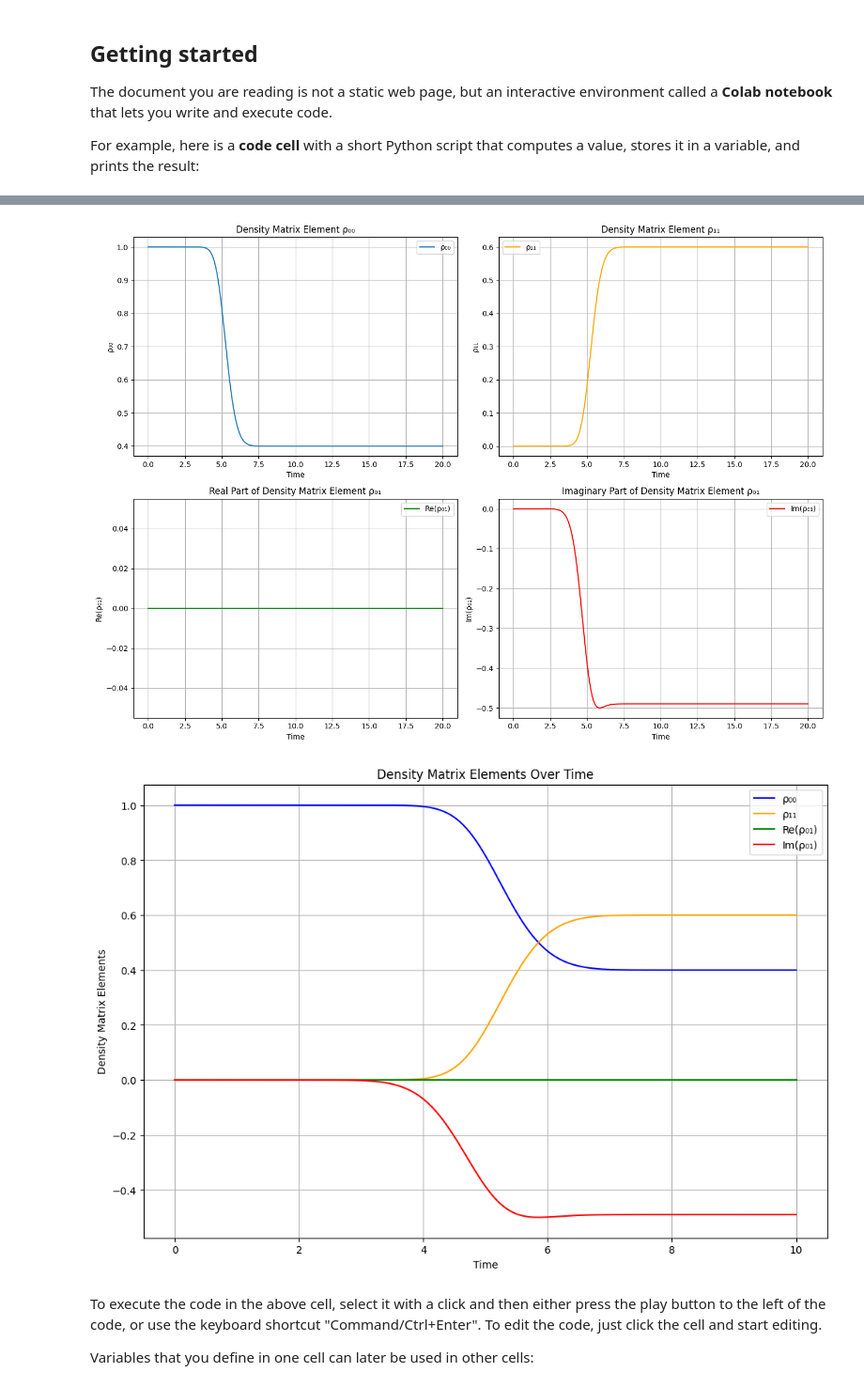
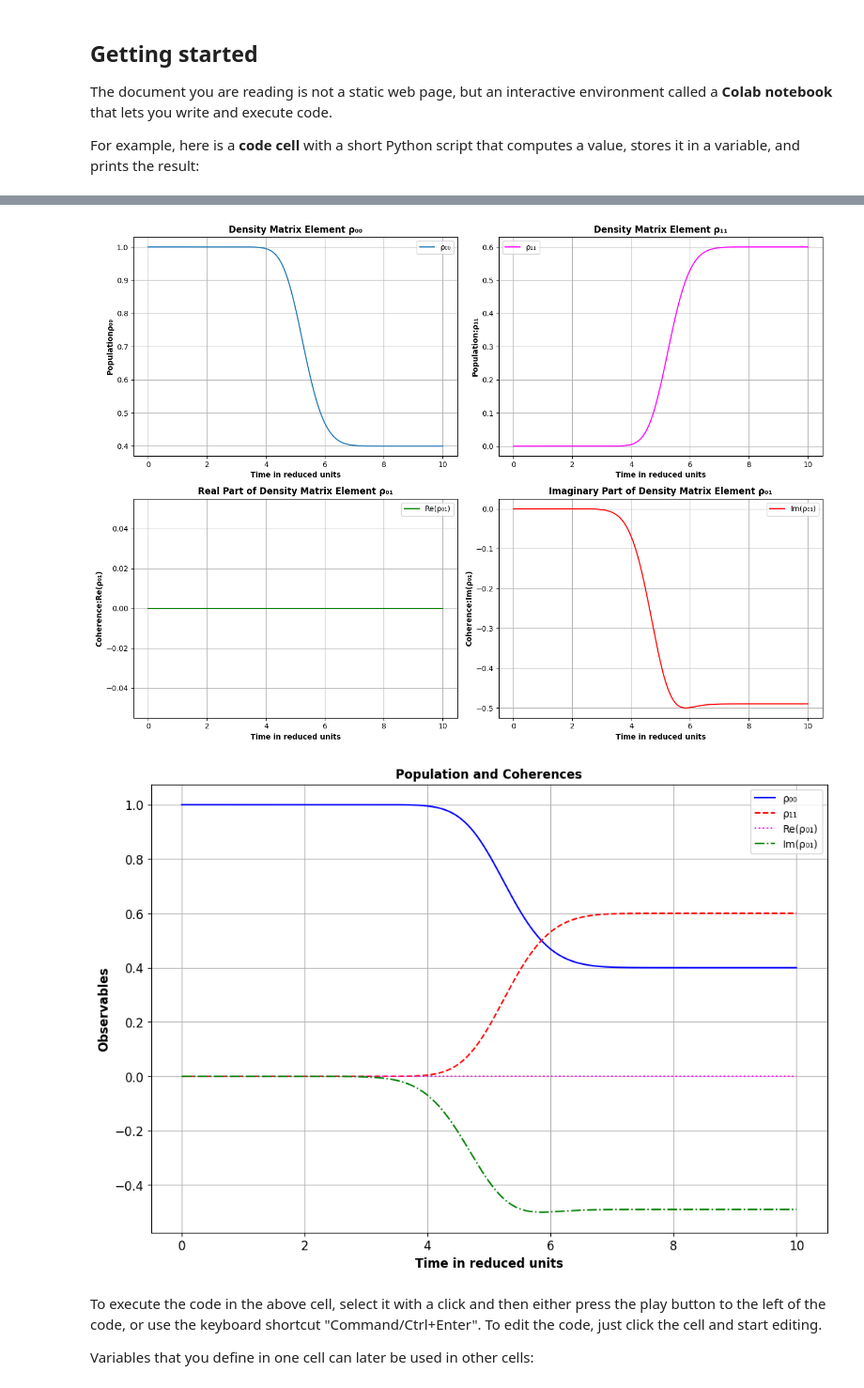
Before and after one commit to Daweet/2015, a Jupyter notebook: Welcome_To_Colab.ipynb, the cells around one changed output, grey strips where cells are left out. Shown at 94% size. Saved outputs shown, nothing was run; the diff lists cells and outputs as text; code cells hidden in the pictures.

```diff
--- a/Welcome_To_Colab.ipynb
+++ b/Welcome_To_Colab.ipynb
@@ -60,19 +60,19 @@ def integrate_ode(S0, t0, t_end, h):
 # Parameters
 S0 = np.array([0, 0, 1])  # Initial condition
 t0 = 0# Initial time
-t_end = 20# Final time
+t_end = 10# Final time
 h = 0.01# Time step# Perform integration
 t_values, S_values = integrate_ode(S0, t0, t_end, h)
 
 # Plot results
 plt.figure(figsize=(10, 6))
-plt.plot(t_values, S_values[:, 0], label='S1')
-plt.plot(t_values, S_values[:, 1], label='S2')
-plt.plot(t_values, S_values[:, 2], label='S3')
-plt.xlabel('Time')
-plt.ylabel('S(t)')
+plt.plot(t_values, S_values[:, 0], label='S1', color='green', linestyle='-')
+plt.plot(t_values, S_values[:, 1], label='S2', color='red', linestyle='-.')
+plt.plot(t_values, S_values[:, 2], label='S3', color='blue', linestyle='--')
+plt.xlabel('Time in reduced units', fontweight='bold')
+plt.ylabel('Coherence vectors', fontweight='bold')
 plt.legend()
-plt.title('Time Evolution of the System')
+plt.title('Time Evolution of the System', fontweight='bold')
 plt.grid(True)
 plt.show()
 # %% [output]
@@ -80,4 +80,5 @@ plt.show()
 # %%
+
 import numpy as np
 import matplotlib.pyplot as plt
 
@@ -106,43 +107,43 @@ plt.figure(figsize=(14, 10))
 # Plot rho_00
 plt.subplot(2, 2, 1)
 plt.plot(t_values, rho_00, label='ρ₀₀')
-plt.xlabel('Time')
-plt.ylabel('ρ₀₀')
-plt.title('Density Matrix Element ρ₀₀')
+plt.xlabel('Time in reduced units', fontweight='bold')
+plt.ylabel('Populationρ₀₀', fontweight='bold')
+plt.title('Density Matrix Element ρ₀₀', fontweight='bold')
 plt.grid(True)
 plt.legend()
 
 # Plot rho_11
 plt.subplot(2, 2, 2)
-plt.plot(t_values, rho_11, label='ρ₁₁', color='orange')
-plt.xlabel('Time')
-plt.ylabel('ρ₁₁')
-plt.title('Density Matrix Element ρ₁₁')
+plt.plot(t_values, rho_11, label='ρ₁₁', color='magenta')
+plt.xlabel('Time in reduced units', fontweight='bold')
+plt.ylabel('Population:ρ₁₁', fontweight='bold')
+plt.title('Density Matrix Element ρ₁₁', fontweight='bold')
 plt.grid(True)
 plt.legend()
 
 # Plot real part of rho_01
 plt.subplot(2, 2, 3)
 plt.plot(t_values, np.real(rho_01), label='Re(ρ₀₁)', color='green')
-plt.xlabel('Time')
-plt.ylabel('Re(ρ₀₁)')
-plt.title('Real Part of Density Matrix Element ρ₀₁')
+plt.xlabel('Time in reduced units', fontweight='bold')
+plt.ylabel('Coherence:Re(ρ₀₁)', fontweight='bold')
+plt.title('Real Part of Density Matrix Element ρ₀₁', fontweight='bold')
 plt.grid(True)
 plt.legend()
 
 # Plot imaginary part of rho_01
 plt.subplot(2, 2, 4)
 plt.plot(t_values, np.imag(rho_01), label='Im(ρ₀₁)', color='red')
-plt.xlabel('Time')
-plt.ylabel('Im(ρ₀₁)')
-plt.title('Imaginary Part of Density Matrix Element ρ₀₁')
+plt.xlabel('Time in reduced units', fontweight='bold')
+plt.ylabel('Coherence:Im(ρ₀₁)', fontweight='bold')
+plt.title('Imaginary Part of Density Matrix Element ρ₀₁', fontweight='bold')
 plt.grid(True)
 plt.legend()
 
 plt.tight_layout()
 plt.show()
 # %% [output]
-[figure, old version]
+[figure, new version]
 # %%
 import numpy as np
 import matplotlib.pyplot as plt
@@ -202,41 +203,45 @@ def compute_density_matrix_elements(S_values):
     rho_01 = 0.5 * (S1 + 1j * S2)
     rho_10 = 0.5 * (S1 - 1j * S2)
 
     return rho_00, rho_11, rho_01, rho_10
 
 # Parameters
 S0 = np.array([0, 0, 1])  # Initial condition
 t0 = 0# Initial time
 t_end = 10# Final time
 h = 0.01# Time step# Perform integration
 t_values, S_values = integrate_ode(S0, t0, t_end, h)
 
 # Compute density matrix elements
 rho_00, rho_11, rho_01, rho_10 = compute_density_matrix_elements(S_values)
 
 # Plot all elements in one plot
 plt.figure(figsize=(12, 8))
 
 # Plot rho_00
-plt.plot(t_values, rho_00, label='ρ₀₀', color='blue')
+plt.plot(t_values, rho_00, label='ρ₀₀', color='blue', linestyle='-')
 
 # Plot rho_11
-plt.plot(t_values, rho_11, label='ρ₁₁', color='orange')
+plt.plot(t_values, rho_11, label='ρ₁₁', color='red', linestyle='--')
 
 # Plot real part of rho_01
-plt.plot(t_values, np.real(rho_01), label='Re(ρ₀₁)', color='green')
+plt.plot(t_values, np.real(rho_01), label='Re(ρ₀₁)', color='magenta', linestyle=':')
 
 # Plot imaginary part of rho_01
-plt.plot(t_values, np.imag(rho_01), label='Im(ρ₀₁)', color='red')
+plt.plot(t_values, np.imag(rho_01), label='Im(ρ₀₁)', color='green', linestyle='-.')
 
-plt.xlabel('Time')
-plt.ylabel('Density Matrix Elements')
-plt.title('Density Matrix Elements Over Time')
+plt.xlabel('Time in reduced units', fontsize=12,fontweight='bold')
+plt.ylabel('Observables', fontsize=12,fontweight='bold')
+plt.title('Population and Coherences', fontweight='bold')
+
+# Make axis numbers bold
+plt.tick_params(axis='both', which='major', labelsize=12)
+
 plt.legend()
 plt.grid(True)
 plt.show()
 # %% [output]
-[figure, old version]
+[figure, new version]
 # %% [markdown]
 To execute the code in the above cell, select it with a click and then either press the play button to the left of the code, or use the keyboard shortcut "Command/Ctrl+Enter". To edit the code, just click the cell and start editing.
 
```
Also changed, not shown: parts of 6 cells of this notebook.
